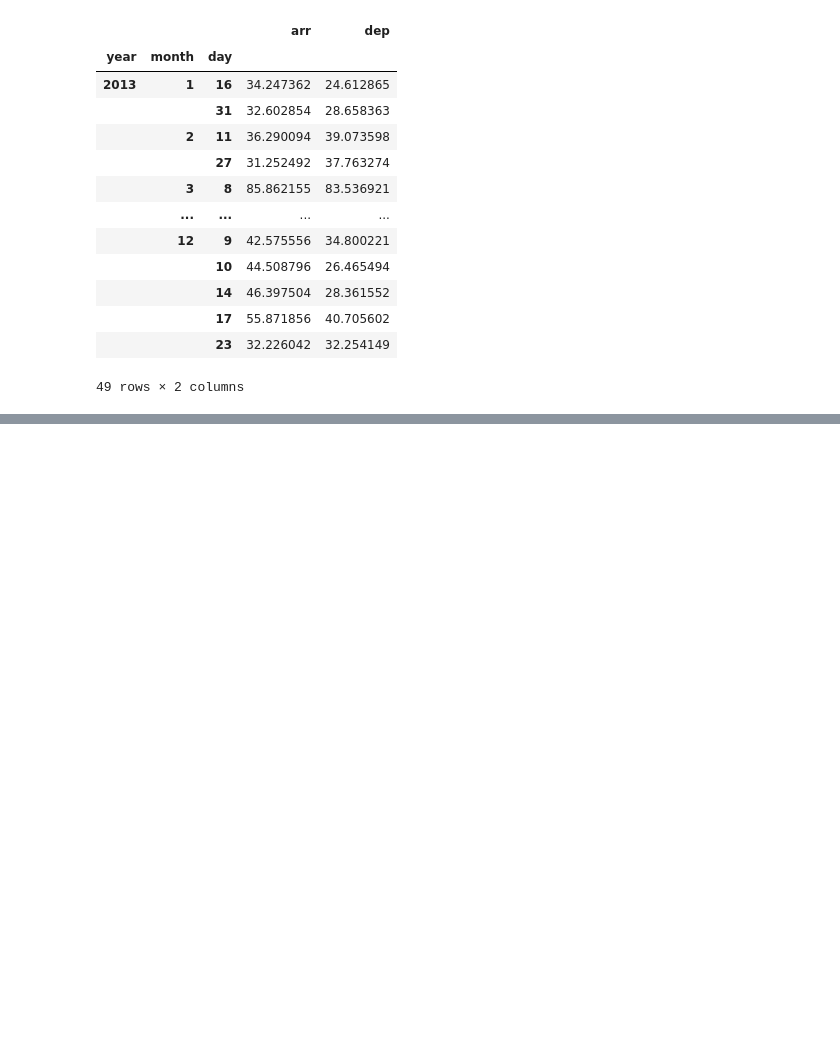
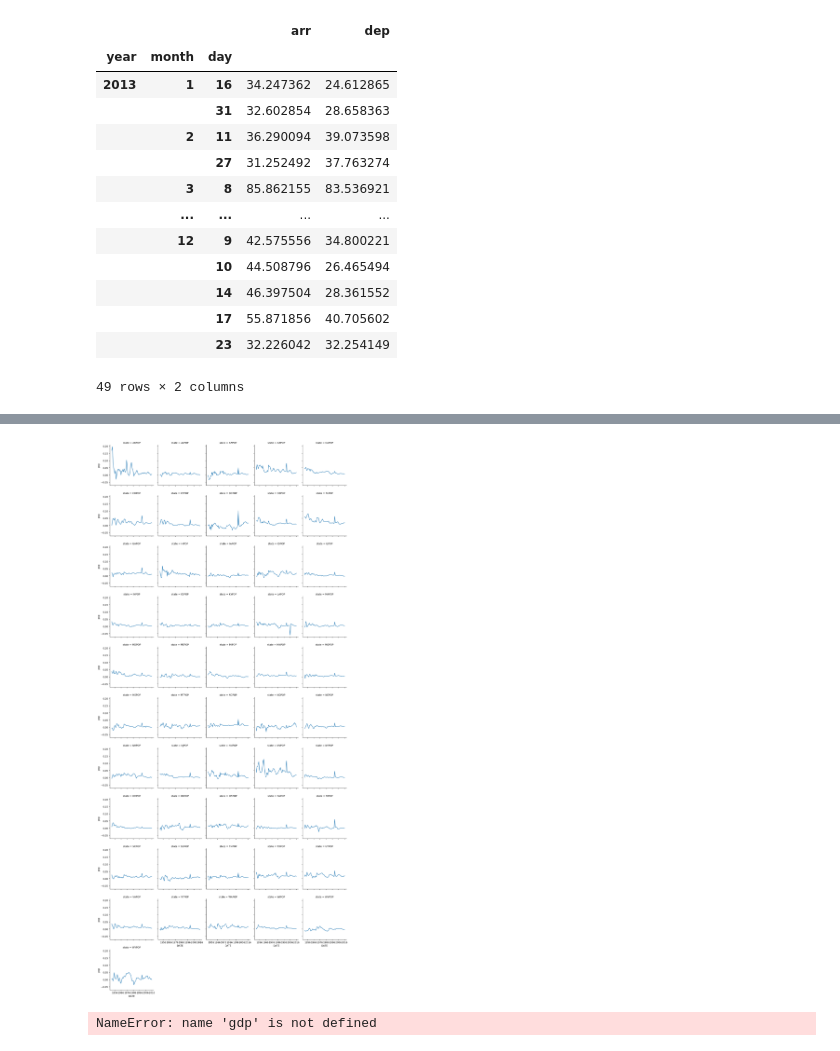
Before and after one commit to TomAugspurger/ia-rug, a Jupyter notebook: notebooks/Pandas.ipynb, the cells around one changed output, grey strips where cells are left out. Saved outputs shown, nothing was run; the diff lists cells and outputs as text; code cells hidden in the pictures; blank space fills up the shorter version.

```diff
--- a/notebooks/Pandas.ipynb
+++ b/notebooks/Pandas.ipynb
@@ -554,0 +585,10 @@ gdp.to_csv("data/pop.csv")
+# %%
+g = sns.FacetGrid(pop.pct_change().dropna().rename_axis("state", axis=1).stack().rename("pop").reset_index(),
+                  col="state", col_wrap=5)
+g.map(plt.plot, 'DATE', 'pop');
+# %% [output]
+[figure, added]
+# %%
+gdp.head()
+# %% [output]
+NameError: name 'gdp' is not defined
```
Also changed, not shown: parts of 28 cells of this notebook, 5 other files.
